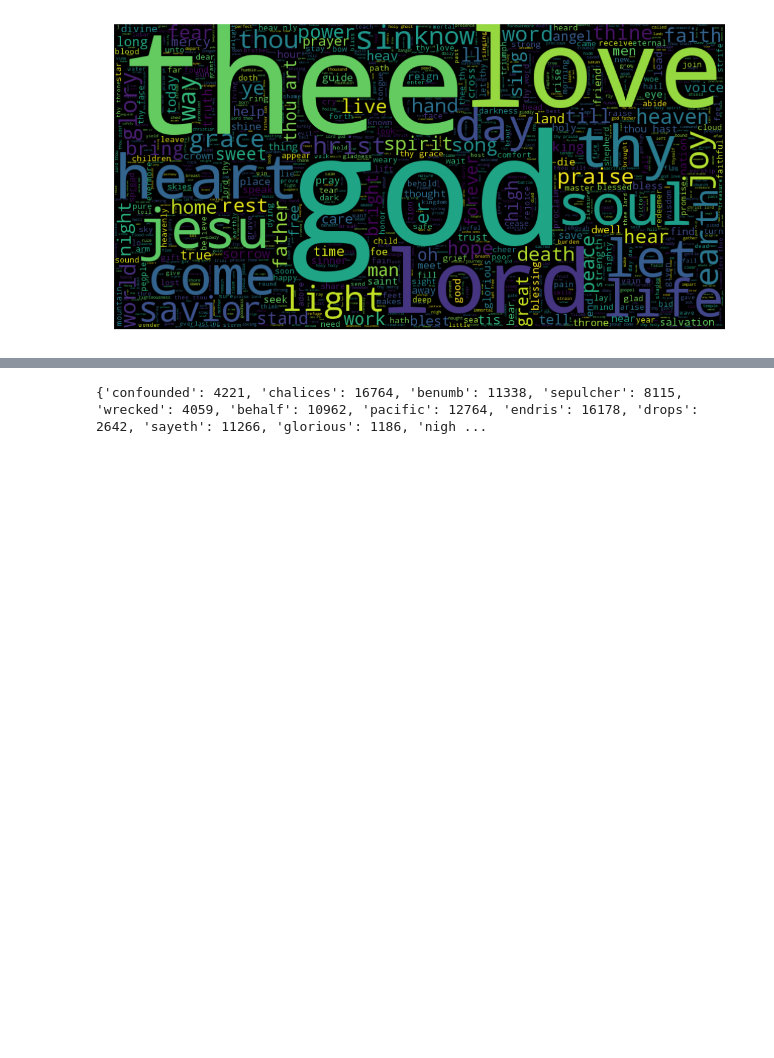
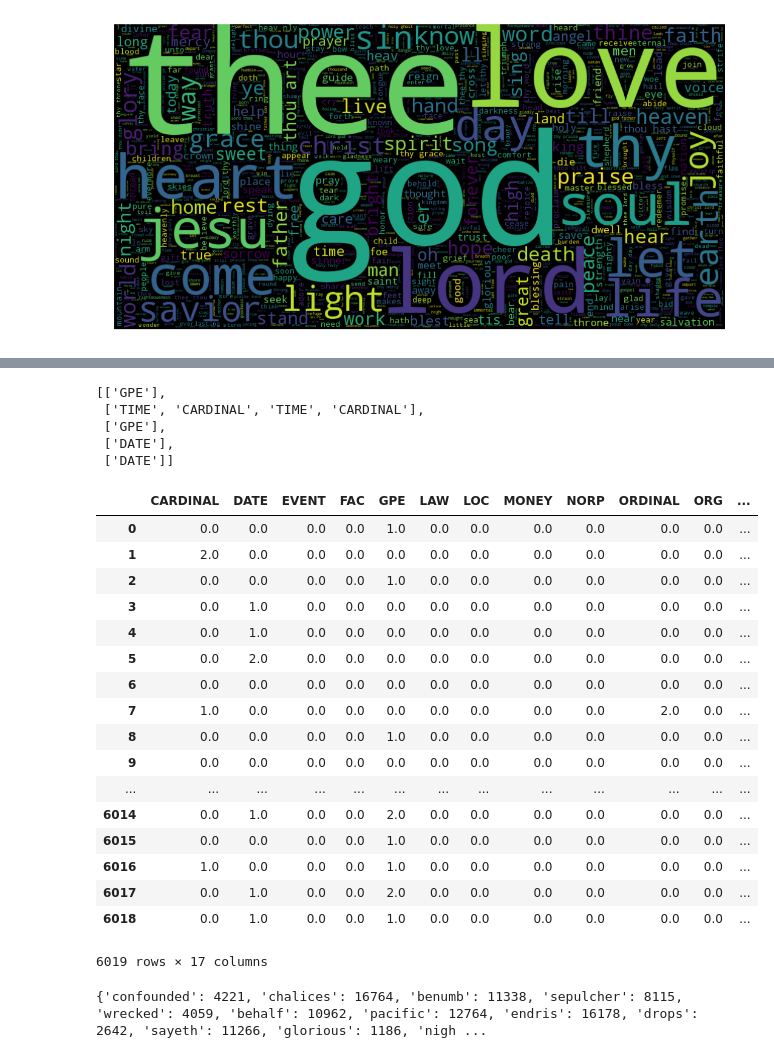
Before and after one commit to chenjennhaur/lyrics, a Jupyter notebook: LyricsAnalytics.ipynb, the cells around one changed output, grey strips where cells are left out. Saved outputs shown, nothing was run; the diff lists cells and outputs as text; code cells hidden in the pictures; blank space fills up the shorter version.

```diff
--- a/LyricsAnalytics.ipynb
+++ b/LyricsAnalytics.ipynb
@@ -233,0 +289,7 @@ plt.show()
+# %%
+entity_type_list = []
+for song in documents_entity:
+    song_ent_list = []
+    for ent_type in song :
+        song_ent_list.append(ent_type[0])
+    entity_type_list.append(song_ent_list)
@@ -234,3 +324,42 @@ plt.show()
+# %%
+test = entity_type_list[0:5]
+test
+# %% [output]
+[['GPE'],
+ ['TIME', 'CARDINAL', 'TIME', 'CARDINAL'],
+ ['GPE'],
+ ['DATE'],
+ ['DATE']]
+# %%
+data_frame = []
+for song in entity_type_list:
+    ent_freq = defaultdict(int)
+    for ent in song:
+        ent_freq[ent] += 1
+    data_frame.append(ent_freq)
+df_entity = pd.DataFrame(data_frame)
+# %%
+df_entity.fillna(0,inplace=True)
+df_entity
+# %% [output]
+|  | CARDINAL | DATE | EVENT | FAC | GPE | LAW | LOC | MONEY | NORP | ORDINAL | ORG | ... |
+| 0 | 0.0 | 0.0 | 0.0 | 0.0 | 1.0 | 0.0 | 0.0 | 0.0 | 0.0 | 0.0 | 0.0 | ... |
+| 1 | 2.0 | 0.0 | 0.0 | 0.0 | 0.0 | 0.0 | 0.0 | 0.0 | 0.0 | 0.0 | 0.0 | ... |
+| 2 | 0.0 | 0.0 | 0.0 | 0.0 | 1.0 | 0.0 | 0.0 | 0.0 | 0.0 | 0.0 | 0.0 | ... |
+| 3 | 0.0 | 1.0 | 0.0 | 0.0 | 0.0 | 0.0 | 0.0 | 0.0 | 0.0 | 0.0 | 0.0 | ... |
+| 4 | 0.0 | 1.0 | 0.0 | 0.0 | 0.0 | 0.0 | 0.0 | 0.0 | 0.0 | 0.0 | 0.0 | ... |
+| 5 | 0.0 | 2.0 | 0.0 | 0.0 | 0.0 | 0.0 | 0.0 | 0.0 | 0.0 | 0.0 | 0.0 | ... |
+| 6 | 0.0 | 0.0 | 0.0 | 0.0 | 0.0 | 0.0 | 0.0 | 0.0 | 0.0 | 0.0 | 0.0 | ... |
+| 7 | 1.0 | 0.0 | 0.0 | 0.0 | 0.0 | 0.0 | 0.0 | 0.0 | 0.0 | 2.0 | 0.0 | ... |
+| 8 | 0.0 | 0.0 | 0.0 | 0.0 | 1.0 | 0.0 | 0.0 | 0.0 | 0.0 | 0.0 | 0.0 | ... |
+| 9 | 0.0 | 0.0 | 0.0 | 0.0 | 0.0 | 0.0 | 0.0 | 0.0 | 0.0 | 0.0 | 0.0 | ... |
+| ... | ... | ... | ... | ... | ... | ... | ... | ... | ... | ... | ... | ... |
+| 6014 | 0.0 | 1.0 | 0.0 | 0.0 | 2.0 | 0.0 | 0.0 | 0.0 | 0.0 | 0.0 | 0.0 | ... |
+| 6015 | 0.0 | 0.0 | 0.0 | 0.0 | 1.0 | 0.0 | 0.0 | 0.0 | 0.0 | 0.0 | 0.0 | ... |
+| 6016 | 1.0 | 0.0 | 0.0 | 0.0 | 1.0 | 0.0 | 0.0 | 0.0 | 0.0 | 0.0 | 0.0 | ... |
+| 6017 | 0.0 | 1.0 | 0.0 | 0.0 | 2.0 | 0.0 | 0.0 | 0.0 | 0.0 | 0.0 | 0.0 | ... |
+| 6018 | 0.0 | 1.0 | 0.0 | 0.0 | 1.0 | 0.0 | 0.0 | 0.0 | 0.0 | 0.0 | 0.0 | ... |
+6019 rows × 17 columns
 # %%
 # mapping between words and id
 print(dictionary.token2id)
```
Also changed, not shown: parts of 7 cells of this notebook.
